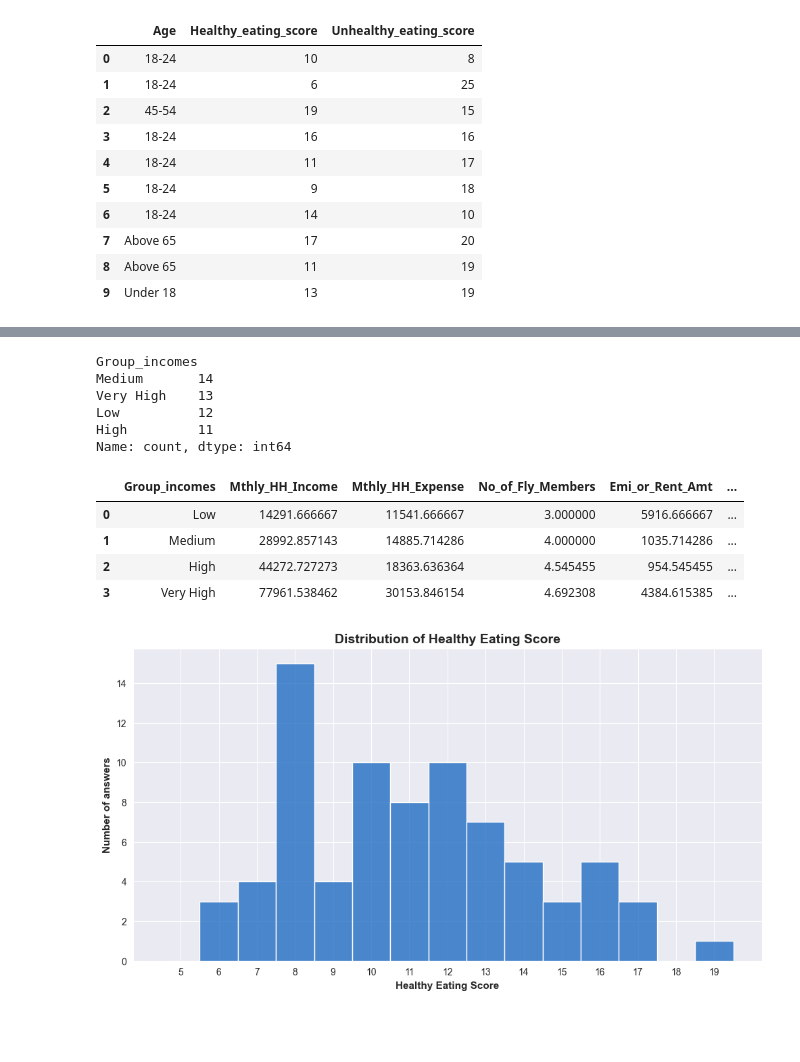
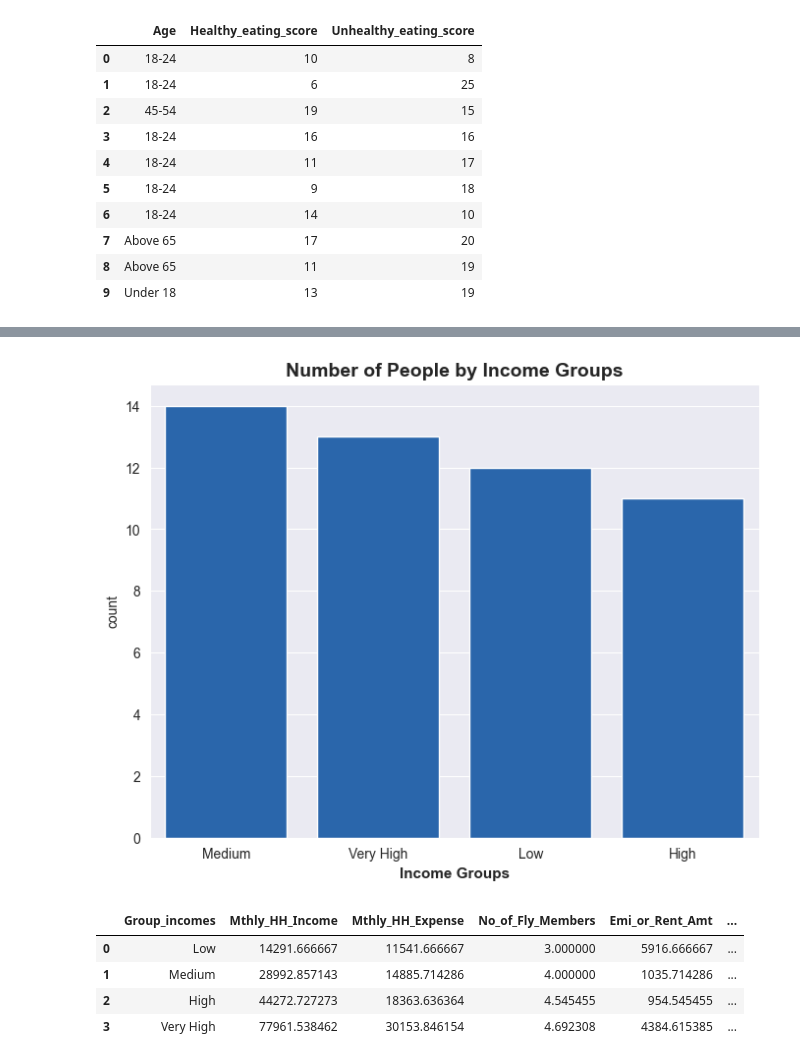
Before and after one commit to StephanieApaza/Income_influence_food_choices, a Jupyter notebook: income_food_choices.ipynb, the cells around one changed output, grey strips where cells are left out. Cells and saved outputs as stored; diff of their text form; code cells hidden in the pictures; blank space fills up the shorter version.

```diff
--- a/income_food_choices.ipynb
+++ b/income_food_choices.ipynb
@@ -387,12 +420,14 @@ names_income = ['Low', 'Medium', 'High', 'Very High']
 income_expenditure_df['Group_incomes'] = pd.cut(income_expenditure_df['Mthly_HH_Income']\
                                                 ,bins=ranges_income, labels=names_income, include_lowest=True)
 # %%
-income_expenditure_df['Group_incomes'].value_counts()
+incomes_group = (income_expenditure_df.groupby('Group_incomes', observed=True).size().reset_index(name='count'))
+incomes_group_sort = incomes_group.sort_values('count', ascending=False)
-# %% [output]
-Group_incomes
-Medium       14
-Very High    13
-Low          12
-High         11
-Name: count, dtype: int64
+# %%
+plt.figure(figsize=(8,6))
+sns.barplot(data=incomes_group_sort, x='Group_incomes', y='count', order=incomes_group_sort['Group_incomes'])
+plt.title("Number of People by Income Groups", fontsize=14, weight="bold")
+plt.xlabel("Income Groups", fontsize=11, weight="bold")
+plt.show()
+# %% [output]
+[figure, added]
 # %%
@@ -410,14 +446,3 @@ incomes_summary
 | 1 | Medium | 28992.857143 | 14885.714286 | 4.000000 | 1035.714286 | ... |
 | 2 | High | 44272.727273 | 18363.636364 | 4.545455 | 954.545455 | ... |
 | 3 | Very High | 77961.538462 | 30153.846154 | 4.692308 | 4384.615385 | ... |
-# %%
-max_score_healthy = dietary_habits_df['Healthy_eating_score'].max()
-plt.figure(figsize=(12,6))
-sns.histplot(data=dietary_habits_df, x='Healthy_eating_score', bins=np.arange(5, max_score_healthy +2)-0.5, kde=False)
-plt.title("Distribution of Healthy Eating Score", fontsize=14, weight="bold")
-plt.xlabel("Healthy Eating Score", fontsize=11, weight="bold")
-plt.xticks(range(5, max_score_healthy +1))
-plt.ylabel("Number of answers", fontsize=11, weight="bold")
-plt.show()
-# %% [output]
-[figure]
```
Also changed, not shown: parts of 15 cells of this notebook.
